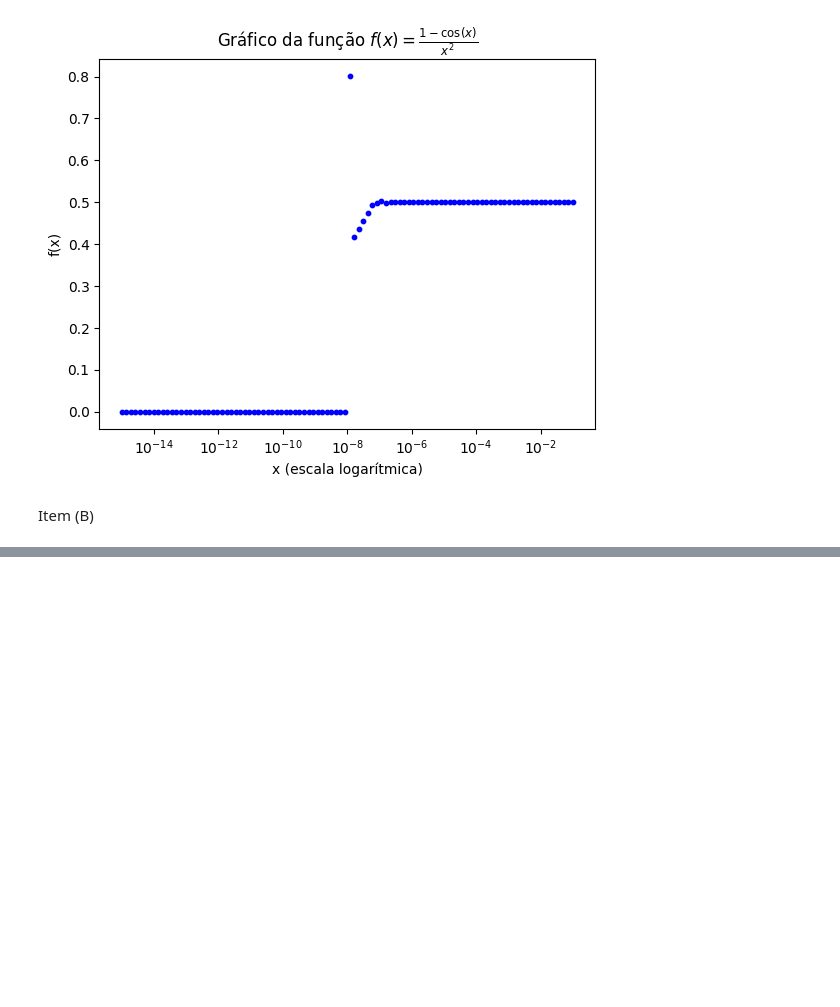
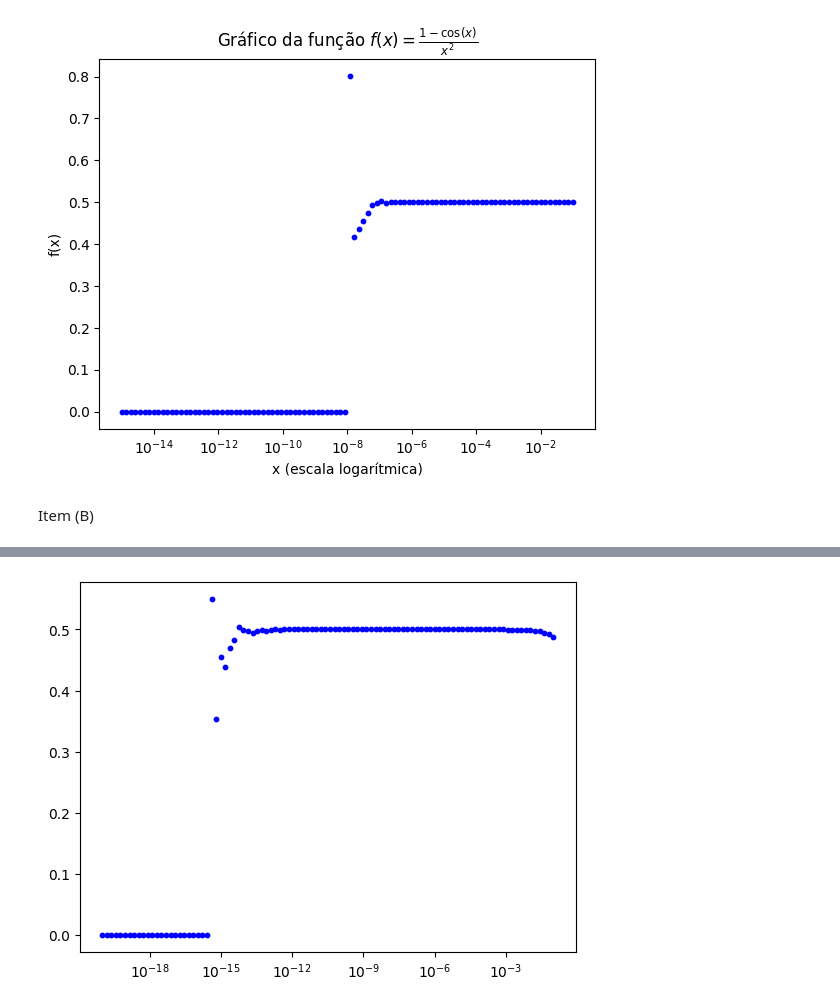
Before and after one commit to hrpedro/AV06, a Jupyter notebook: AV06.ipynb, the cells around one changed output, grey strips where cells are left out. Saved outputs shown, nothing was run; the diff lists cells and outputs as text; code cells hidden in the pictures; blank space fills up the shorter version.

```diff
--- a/AV06.ipynb
+++ b/AV06.ipynb
@@ -54,0 +65,14 @@ blabla
+# %%
+import numpy as np
+import matplotlib.pyplot as plt
+
+def f(x):
+    return ((np.sqrt(1+x))-1)/x
+
+valores_x = np.logspace(-1, -20, num=100, base=10)  # vetor com 15 valores de x entre 10^-1 e 10^-15
+valores_f = f(valores_x)  # vetor com os valores de f(x) para cada x
+
+plt.scatter(valores_x, valores_f, color='blue', label='f(x) = (sqrt(1+x) - 1) / x', s=10)
+plt.xscale('log')
+# %% [output]
+[figure, added]
```
Also changed, not shown: parts of 17 cells of this notebook, 1 other file.
